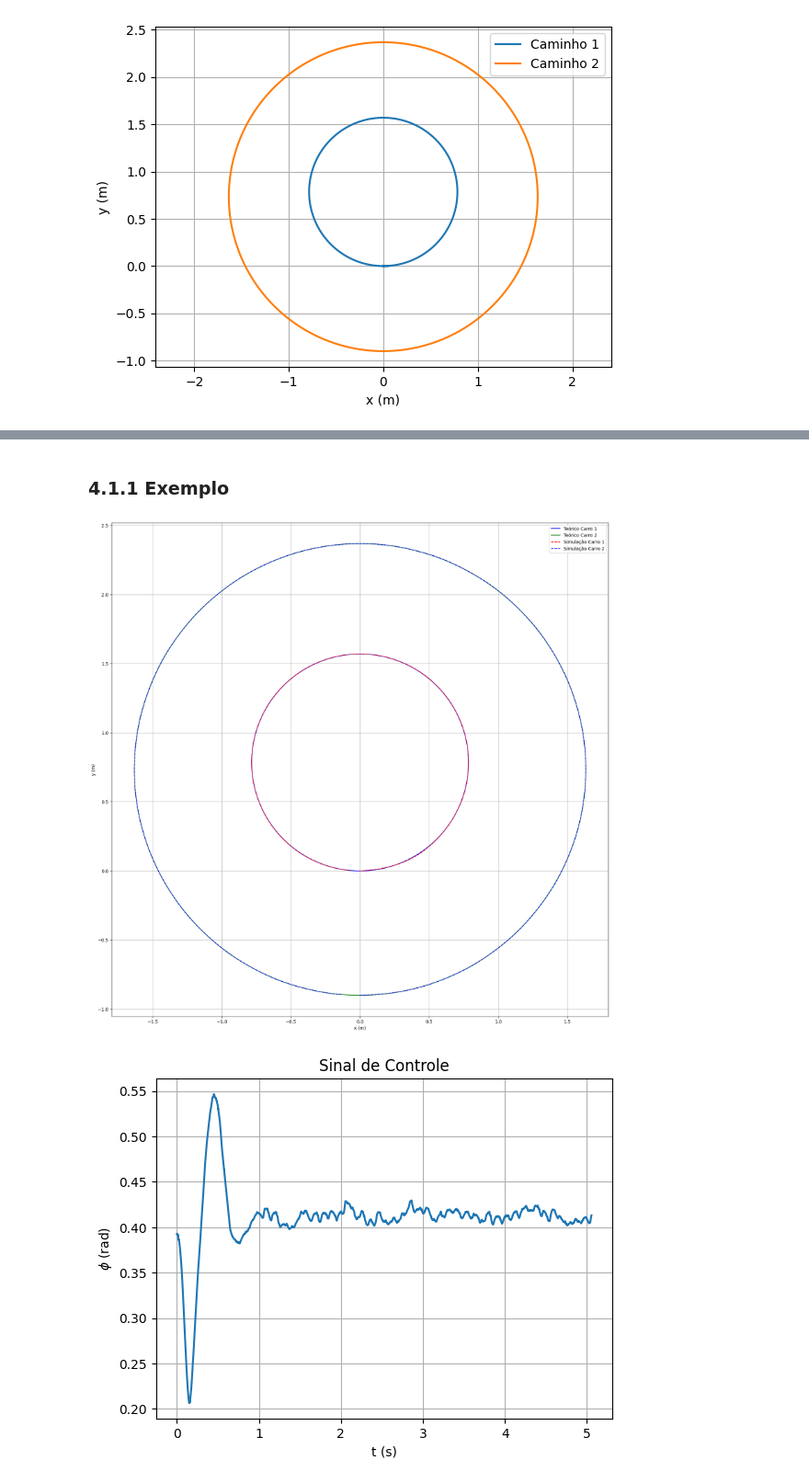
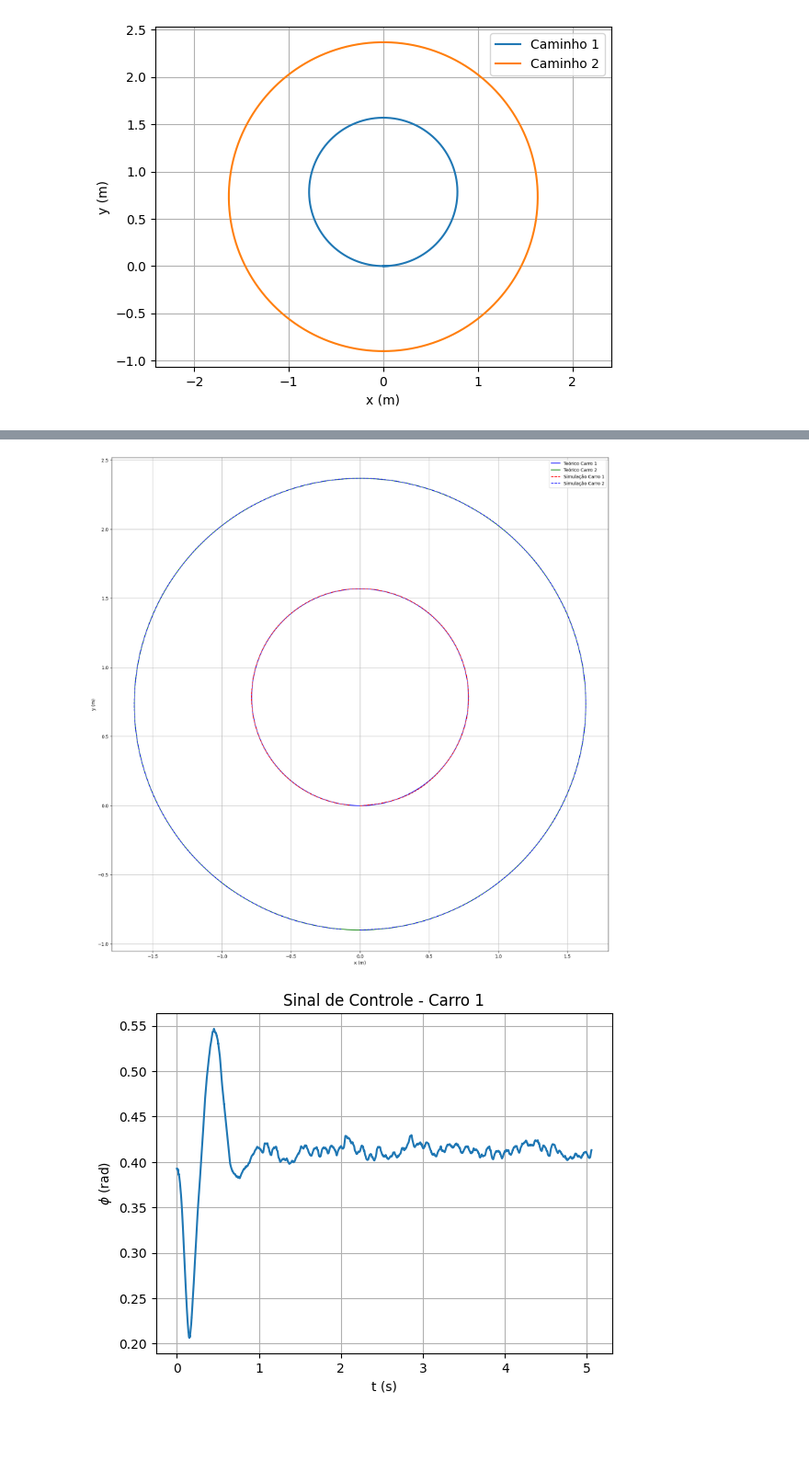
Before and after one commit to marcelov-aguiar/racecar_robots, a Jupyter notebook: Simulacao_2.ipynb, the cells around one changed output, grey strips where cells are left out. Shown at 92% size. Cells and saved outputs as stored; diff of their text form; code cells hidden in the pictures; blank space fills up the shorter version.

Commit message:
♻️  refact: Adiciona documentação e refatora notebook da simulaão

```diff
--- a/Simulacao_2.ipynb
+++ b/Simulacao_2.ipynb
@@ -61,14 +23 @@ p.resetSimulation()
-# %%
-# ================ Plano e Ambiente ================ #
-p.resetSimulation() # Reset
-p.setAdditionalSearchPath(pybullet_data.getDataPath()) # Referência dos arquivos URDF
-plane = p.loadURDF("plane.urdf") # Adiciona um plano
-p.setGravity(0, 0, -9.81) # Gravidade (x,y,z)
-step = 0.0001 # Intervalo da simulação
-p.setTimeStep(step) # time step
-p.setRealTimeSimulation(0) # Retorna o tempo em zero
-
-# ================ Robô ================ #
-carro1 = p.loadURDF("racecar/racecar.urdf",[0, 0, 0.001],useFixedBase=0) # Posição
-carro2 = p.loadURDF("racecar/racecar.urdf",[0, -0.90, 0.001],useFixedBase=0) # Posição
 # %% [markdown]
@@ -276,8 +183,6 @@ def perseguição_pura(model, L ,xf, yf):
     phiv = math.atan2(2*L*math.sin(a),ld)
 
     return phiv
-# %% [markdown]
-### 4.1.1 Exemplo
 # %%
 # ================ Plano e Ambiente ================ #
 p.resetSimulation() # Reset
@@ -308,7 +213,6 @@ phiv2 = [pi/16]
 # Ângulo de esterçamento
 geometria_ackermann (carro1, 0, pi/8, D, L, rr, phi_max, dphi)
 geometria_ackermann (carro2, 0, pi/16, D, L, rr, phi_max, dphi)
-
 for _ in range(10000):
     p.stepSimulation()
 
@@ -321,7 +225,6 @@ for i in range(50000):
     while D1 > Lda: # Equanto a distância mínima não for alcançada, segue-se com o mesmo referencial
         phic1 = perseguição_pura(carro1, L, xf1, yf1) # Controle de perseguição pura
         geometria_ackermann (carro1, V, phic1, D1, L, rr, phi_max, dphi) # Modelo geometria ackermann
-        #modelo_bicicleta (carro, V, phic, D, L, rr, phi_max, dphi) # Modelo tipo bicicleta
         phiv1.append(phic1)
         p.stepSimulation()
         position1, orientation1 = p.getLinkState(carro1, 0)[:2] # Dados espaciais da referência
@@ -337,35 +240,42 @@ for i in range(102700):
     while D2 > Lda: # Equanto a distância mínima não for alcançada, segue-se com o mesmo referencial
         phic2 = perseguição_pura(carro2, L, xf2, yf2) # Controle de perseguição pura
         geometria_ackermann (carro2, V, phic2, D2, L, rr, phi_max, dphi) # Modelo geometria ackermann
-        #modelo_bicicleta (carro, V, phic, D, L, rr, phi_max, dphi) # Modelo tipo bicicleta
         phiv2.append(phic2)
         p.stepSimulation()
         position2, orientation2 = p.getLinkState(carro2, 0)[:2] # Dados espaciais da referência
         xvp2.append(position2[0])
         yvp2.append(position2[1])
         D2 = ((position2[0] - xf2)**2 + (position2[1] - yf2)**2)**(1/2)
 
 # Gráfico
 plt.figure(figsize=(20,20))
 plt.plot(x1,y1, 'b-', label = 'Teórico Carro 1')
 plt.plot(x2,y2, 'g-', label = 'Teórico Carro 2')
 plt.plot(xvp1,yvp1, 'r--',label = 'Simulação Carro 1')
 plt.plot(xvp2,yvp2, 'b--',label = 'Simulação Carro 2')
 plt.axis('equal')
 plt.legend(loc = 'upper right')
 plt.xlabel('x (m)')
 plt.ylabel('y (m)')
 plt.grid()
 plt.show()
 
 # Sinal de controle
 t = np.linspace(0,step*len(phiv1),len(phiv1))
 plt.plot(t,phiv1)
 plt.grid()
 plt.xlabel('t (s)')
 plt.ylabel('$\phi$ (rad)')
-plt.title ('Sinal de Controle')
+plt.title ('Sinal de Controle - Carro 1')
 plt.show()
+
+t = np.linspace(0,step*len(phiv2),len(phiv2))
+plt.plot(t,phiv2)
+plt.grid()
+plt.xlabel('t (s)')
+plt.ylabel('$\phi$ (rad)')
+plt.title ('Sinal de Controle - Carro 2')
+plt.show()
 # %% [output]
 [figure]
-[figure, old version]
+[figure, new version]
```
Also changed, not shown: parts of 19 cells of this notebook, 5 other files.
